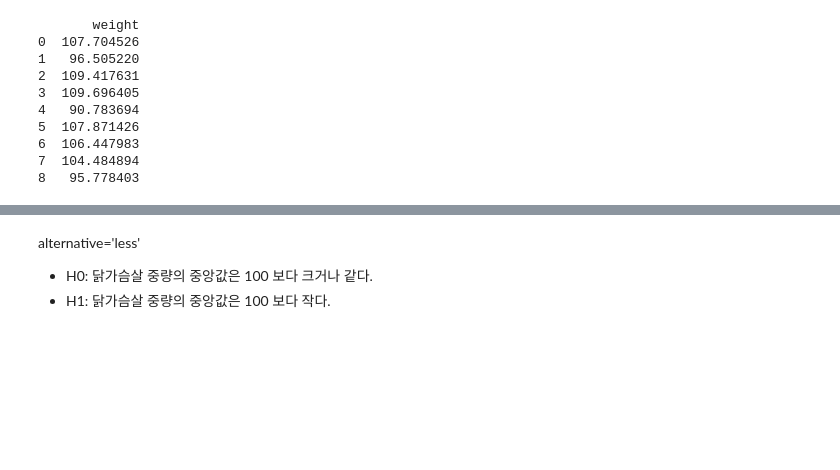
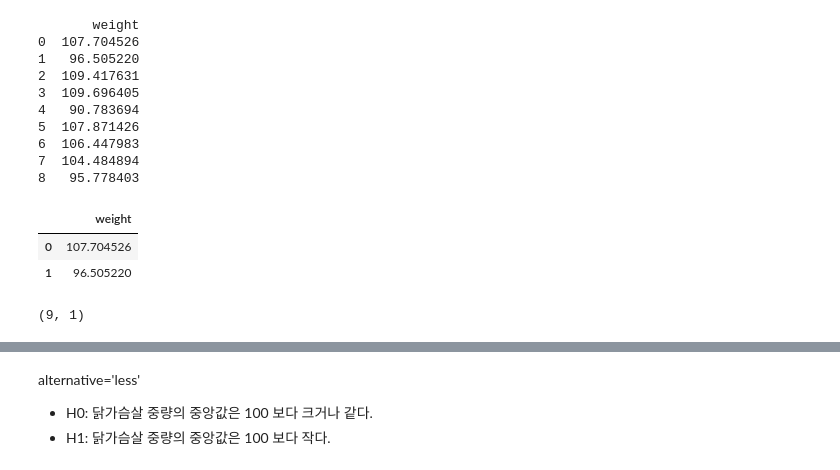
Before and after one commit to steve-park/data-engineering, a Jupyter notebook: 빅분기 실기학습/통계검정/Bigdata_S5_04_비모수검정_LAB.ipynb, the cells around one changed output, grey strips where cells are left out. Saved outputs shown, nothing was run; the diff lists cells and outputs as text; code cells hidden in the pictures; blank space fills up the shorter version.

```diff
--- a/빅분기 실기학습/통계검정/Bigdata_S5_04_비모수검정_LAB.ipynb
+++ b/빅분기 실기학습/통계검정/Bigdata_S5_04_비모수검정_LAB.ipynb
@@ -400,5 +399,15 @@ print(df)
 6  106.447983
 7  104.484894
 8   95.778403
+# %%
+df.head(2)
+# %% [output]
+|  | weight |
+| 0 | 107.704526 |
+| 1 | 96.505220 |
+# %%
+df.shape
+# %% [output]
+(9, 1)
 # %%
 # [2] 중앙값 구하기
```
Also changed, not shown: parts of 70 cells of this notebook.
